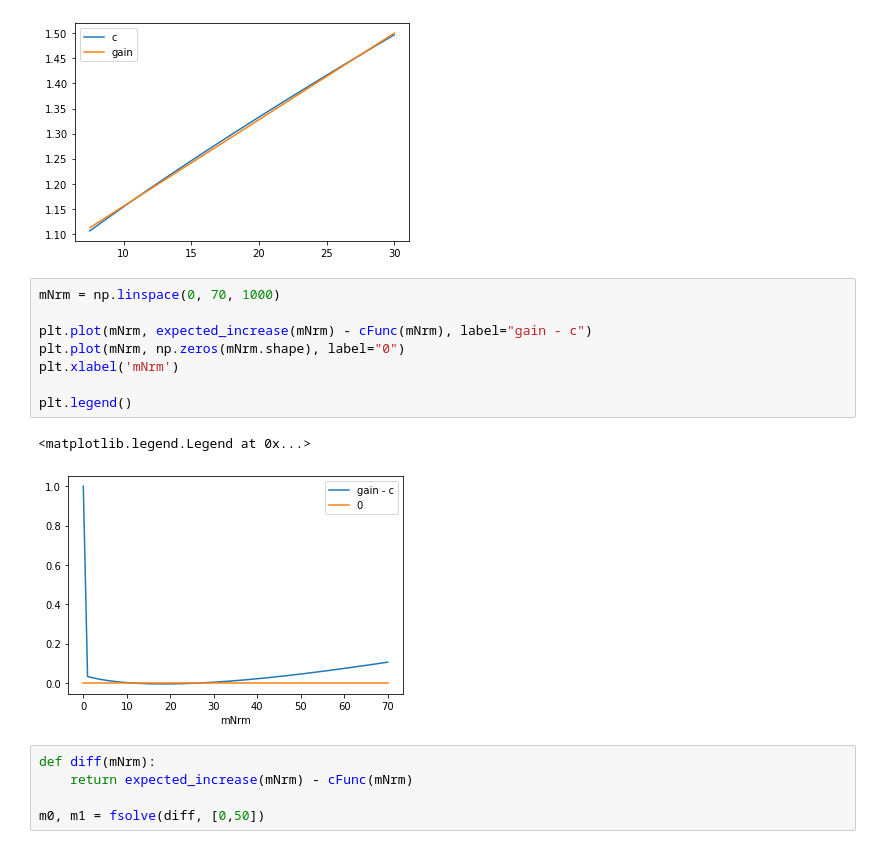
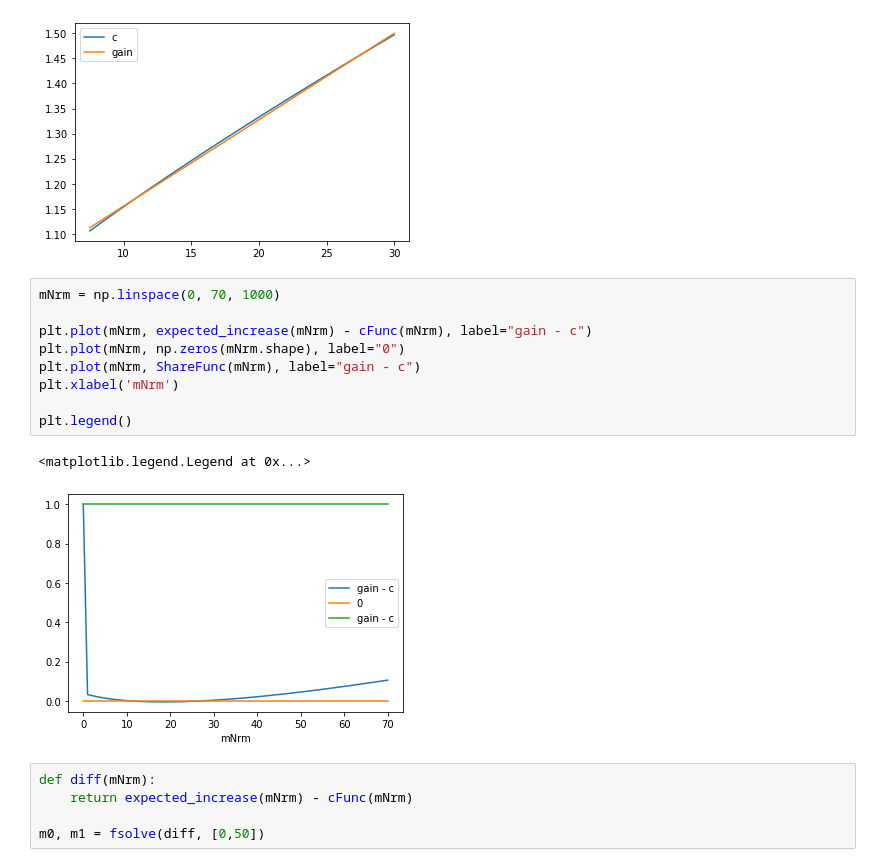
Before and after one commit to sbenthall/SHARKFin, a Jupyter notebook: macro/Computing Consumer Equilibria.ipynb, the cells around one changed output. Drawn from its saved outputs; the diff is of its cells as text.

Commit message:
adding sharefunc to this

```diff
--- a/macro/Computing Consumer Equilibria.ipynb
+++ b/macro/Computing Consumer Equilibria.ipynb
@@ -116,14 +116,15 @@ plt.legend()
 # %%
 mNrm = np.linspace(0, 70, 1000)
 
 plt.plot(mNrm, expected_increase(mNrm) - cFunc(mNrm), label="gain - c")
 plt.plot(mNrm, np.zeros(mNrm.shape), label="0")
+plt.plot(mNrm, ShareFunc(mNrm), label="gain - c")
 plt.xlabel('mNrm')
 
 plt.legend()
 # %% [output]
 <matplotlib.legend.Legend at 0x...>
-[figure, old version]
+[figure, new version]
 # %%
 def diff(mNrm):
     return expected_increase(mNrm) - cFunc(mNrm)
```
Also changed, not shown: parts of 8 cells of this notebook.
